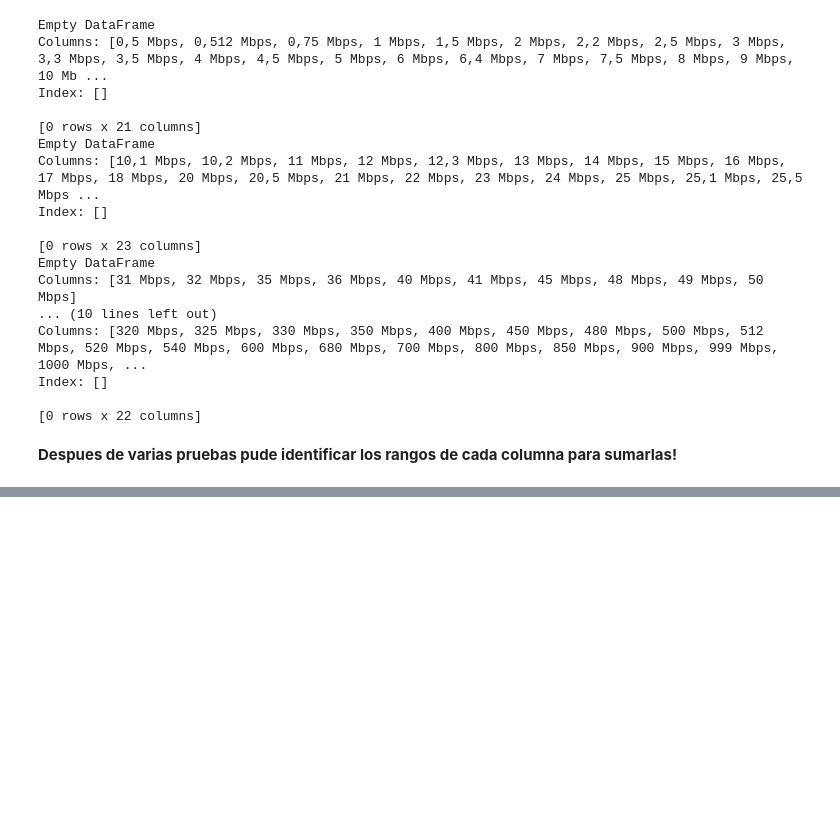
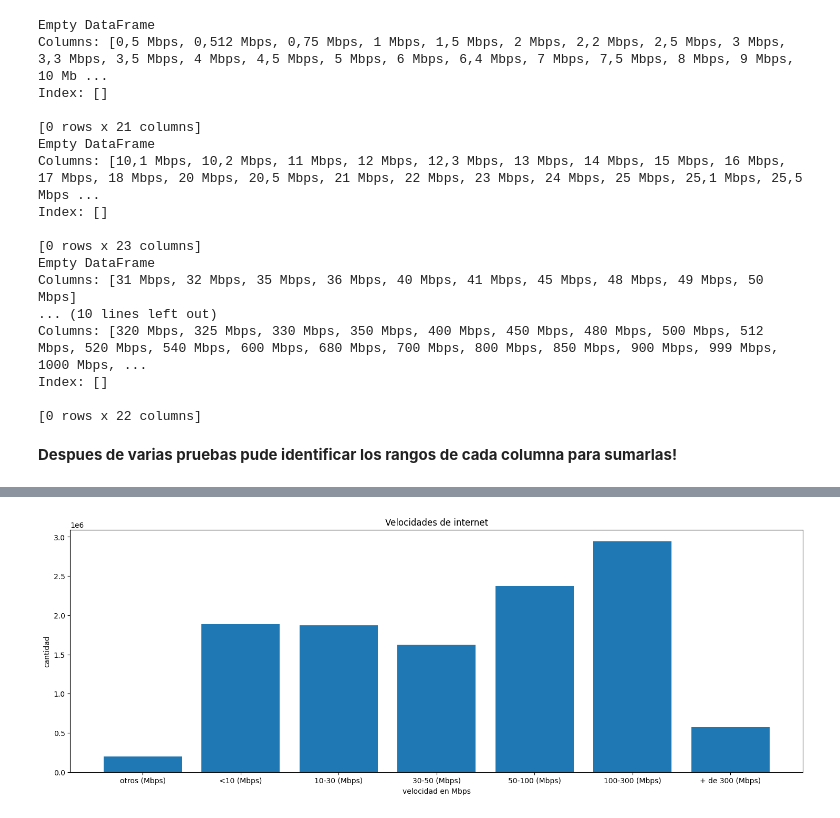
Before and after one commit to matiasbarriosled/PiDa, a Jupyter notebook: eda/eda.ipynb, the cells around one changed output, grey strips where cells are left out. Drawn from its saved outputs; the diff is of its cells as text; code cells hidden in the pictures; blank space fills up the shorter version.

```diff
--- a/eda/eda.ipynb
+++ b/eda/eda.ipynb
@@ -100,0 +100,17 @@ SyntaxError: invalid syntax (4008257950.py, line 1)
+# %%
+otros = acc_vel_loc_sinrangos['Otros(Mbps)'].sum()
+menores_a_10 = acc_vel_loc_sinrangos['<10 Mbps'].sum()
+rango10_30 = acc_vel_loc_sinrangos['10-30 Mbps'].sum()
+rango30_50 = acc_vel_loc_sinrangos['30-50 Mbps'].sum()
+rango50_100 = acc_vel_loc_sinrangos['50-100 Mbps'].sum()
+rango100_300 = acc_vel_loc_sinrangos['100-300 Mbps'].sum()
+mayor_300 = acc_vel_loc_sinrangos['+ de 300 Mbps'].sum()
+# %%
+plt.figure(figsize=(18,6))
+plt.bar(['otros (Mbps)','<10 (Mbps)', '10-30 (Mbps)','30-50 (Mbps)','50-100 (Mbps)','100-300 (Mbps)','+ de 300 (Mbps)'], [otros,menores_a_10,rango10_30,rango30_50,rango50_100,rango100_300,mayor_300])
+plt.xlabel('velocidad en Mbps')
+plt.ylabel('cantidad')
+plt.title('Velocidades de internet')
+plt.show()
+# %% [output]
+[figure, added]
```
Also changed, not shown: parts of 23 cells of this notebook, 2 other files.
